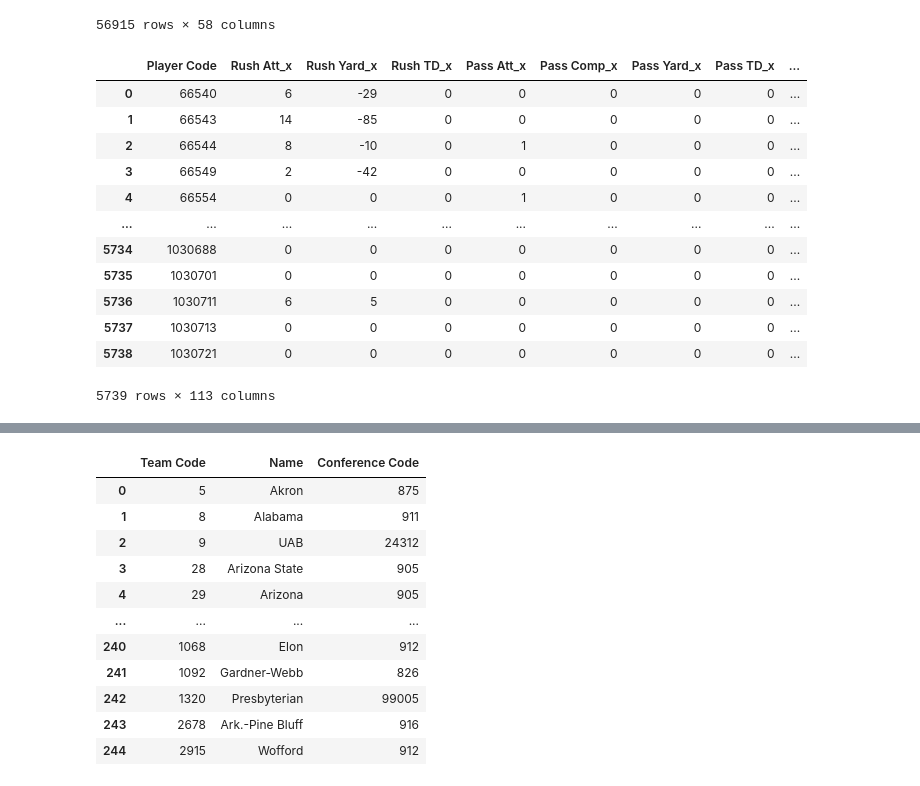
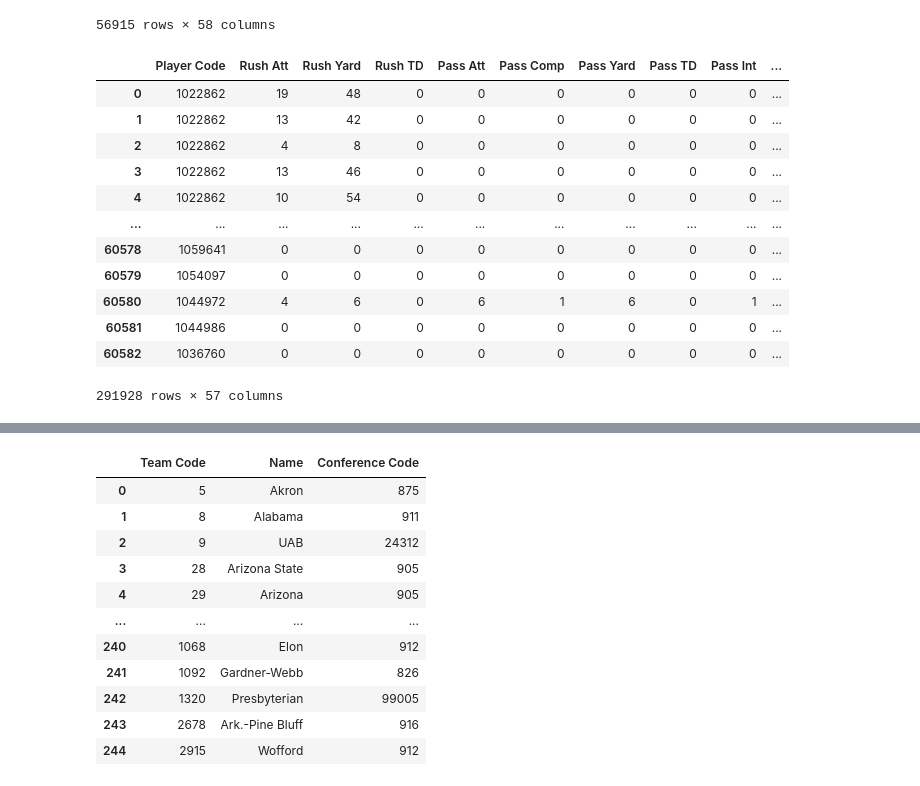
Before and after one commit to kevgross89/Phase-3-Project, a Jupyter notebook: Phase 3 NFL Project- With College Stats.ipynb, the cells around one changed output, grey strips where cells are left out. Cells and saved outputs as stored; diff of their text form; code cells hidden in the pictures.

```diff
--- a/Phase 3 NFL Project- With College Stats.ipynb
+++ b/Phase 3 NFL Project- With College Stats.ipynb
@@ -126,21 +120,18 @@ player_stats_13 = player_stats_13.groupby('Player Code').sum().reset_index()
-# %%
-all_players_stats = pd.merge(player_stats_09, player_stats_10, on='Player Code', how='inner')
-# all_players_stats = pd.merge(all_players_stats, player_stats_11, on='Player Code', how='outer')
-# all_players_stats = pd.merge(all_players_stats, player_stats_12, on='Player Code', how='outer')
-# all_players_stats = pd.merge(all_players_stats, player_stats_13, on='Player Code', how='outer')
-
-all_players_stats
-# %% [output]
-|  | Player Code | Rush Att_x | Rush Yard_x | Rush TD_x | Pass Att_x | Pass Comp_x | Pass Yard_x | Pass TD_x | ... |
-| 0 | 66540 | 6 | -29 | 0 | 0 | 0 | 0 | 0 | ... |
-| 1 | 66543 | 14 | -85 | 0 | 0 | 0 | 0 | 0 | ... |
-| 2 | 66544 | 8 | -10 | 0 | 1 | 0 | 0 | 0 | ... |
-| 3 | 66549 | 2 | -42 | 0 | 0 | 0 | 0 | 0 | ... |
-| 4 | 66554 | 0 | 0 | 0 | 1 | 0 | 0 | 0 | ... |
-| ... | ... | ... | ... | ... | ... | ... | ... | ... | ... |
-| 5734 | 1030688 | 0 | 0 | 0 | 0 | 0 | 0 | 0 | ... |
-| 5735 | 1030701 | 0 | 0 | 0 | 0 | 0 | 0 | 0 | ... |
-| 5736 | 1030711 | 6 | 5 | 0 | 0 | 0 | 0 | 0 | ... |
-| 5737 | 1030713 | 0 | 0 | 0 | 0 | 0 | 0 | 0 | ... |
-| 5738 | 1030721 | 0 | 0 | 0 | 0 | 0 | 0 | 0 | ... |
-5739 rows × 113 columns
+# %%
+all_players_stats = pd.concat([player_stats_09, player_stats_10, player_stats_11, player_stats_12, player_stats_13])
+
+all_players_stats
+# %% [output]
+|  | Player Code | Rush Att | Rush Yard | Rush TD | Pass Att | Pass Comp | Pass Yard | Pass TD | Pass Int | ... |
+| 0 | 1022862 | 19 | 48 | 0 | 0 | 0 | 0 | 0 | 0 | ... |
+| 1 | 1022862 | 13 | 42 | 0 | 0 | 0 | 0 | 0 | 0 | ... |
+| 2 | 1022862 | 4 | 8 | 0 | 0 | 0 | 0 | 0 | 0 | ... |
+| 3 | 1022862 | 13 | 46 | 0 | 0 | 0 | 0 | 0 | 0 | ... |
+| 4 | 1022862 | 10 | 54 | 0 | 0 | 0 | 0 | 0 | 0 | ... |
+| ... | ... | ... | ... | ... | ... | ... | ... | ... | ... | ... |
+| 60578 | 1059641 | 0 | 0 | 0 | 0 | 0 | 0 | 0 | 0 | ... |
+| 60579 | 1054097 | 0 | 0 | 0 | 0 | 0 | 0 | 0 | 0 | ... |
+| 60580 | 1044972 | 4 | 6 | 0 | 6 | 1 | 6 | 0 | 1 | ... |
+| 60581 | 1044986 | 0 | 0 | 0 | 0 | 0 | 0 | 0 | 0 | ... |
+| 60582 | 1036760 | 0 | 0 | 0 | 0 | 0 | 0 | 0 | 0 | ... |
+291928 rows × 57 columns
```
Also changed, not shown: parts of 5 cells of this notebook.
